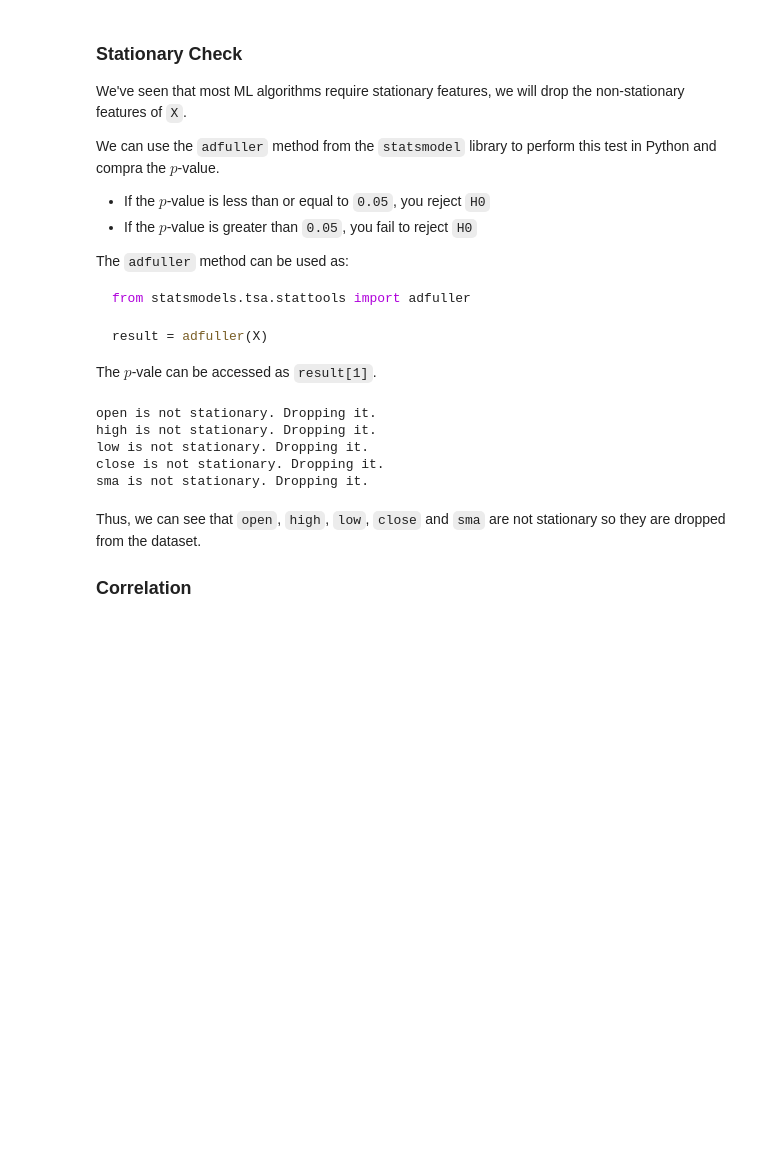
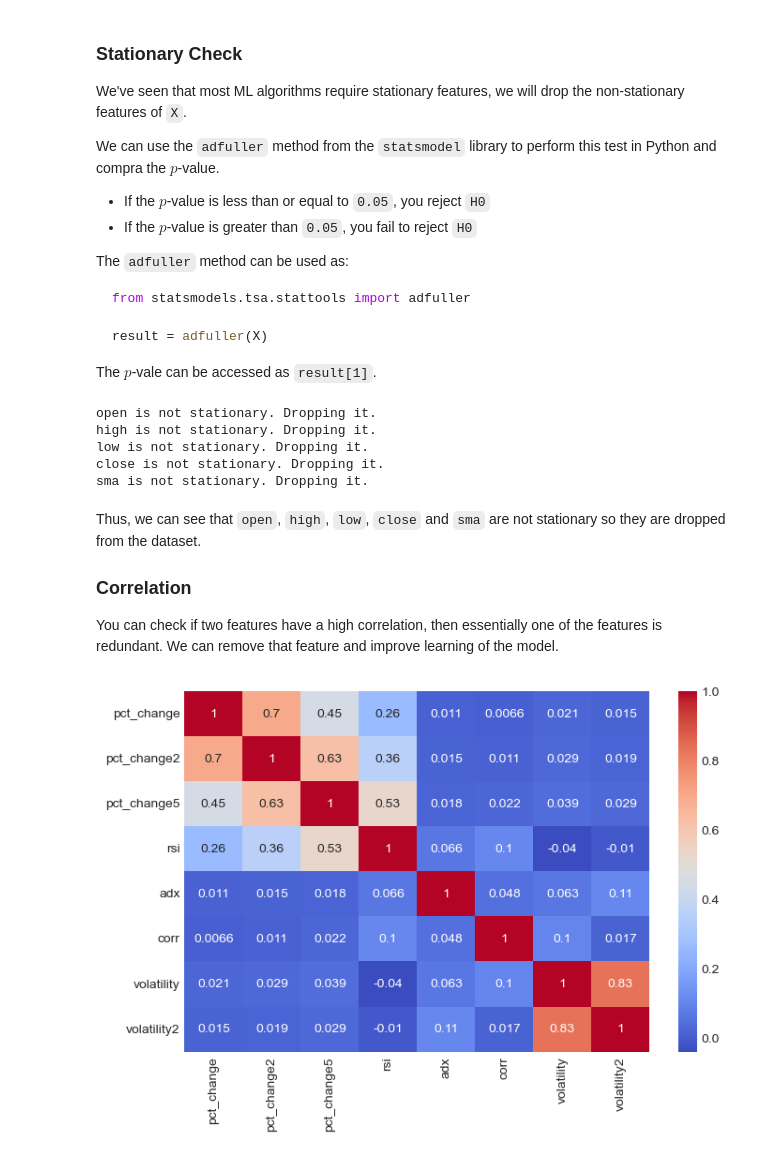
Before and after one commit to nachoba/python_course, a Jupyter notebook: books/Machine-Learning-Trading/004-chapter03.ipynb, the cells around one changed output. Cells and saved outputs as stored; diff of their text form; code cells hidden in the pictures; blank space fills up the shorter version.

```diff
--- a/books/Machine-Learning-Trading/004-chapter03.ipynb
+++ b/books/Machine-Learning-Trading/004-chapter03.ipynb
@@ -228,3 +228,10 @@ sma is not stationary. Dropping it.
 Thus, we can see that `open`, `high`, `low`, `close` and `sma` are not stationary so they are dropped from the dataset.
 
 ### Correlation
+You can check if two features have a high correlation, then essentially one of the features is redundant. We can remove that feature and improve learning of the model.
+# %%
+plt.figure(figsize=(8, 5))
+sns.heatmap(X.corr(), annot=True, cmap='coolwarm')
+plt.show()
+# %% [output]
+[figure, added]
```
Also changed, not shown: parts of 8 cells of this notebook.
